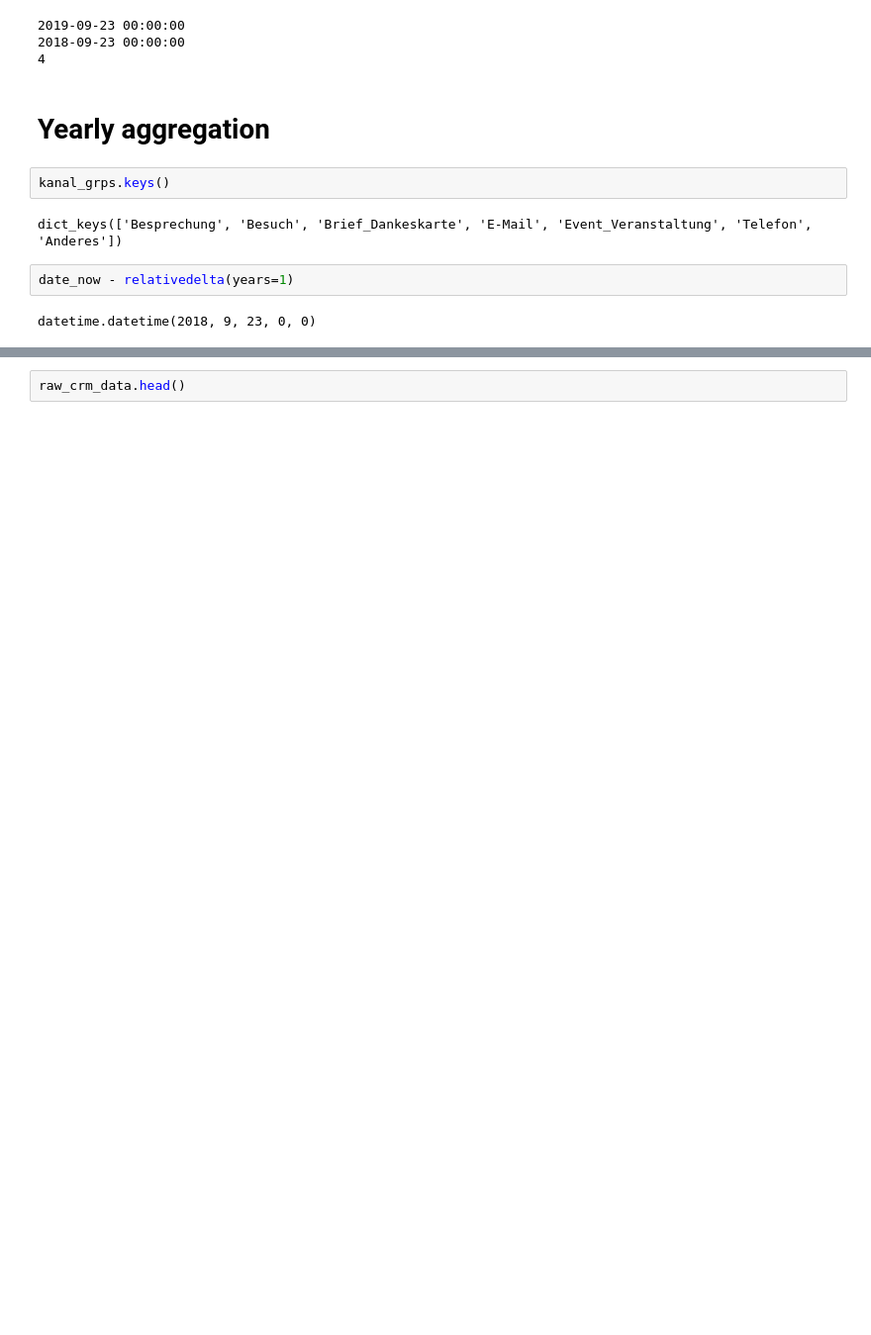
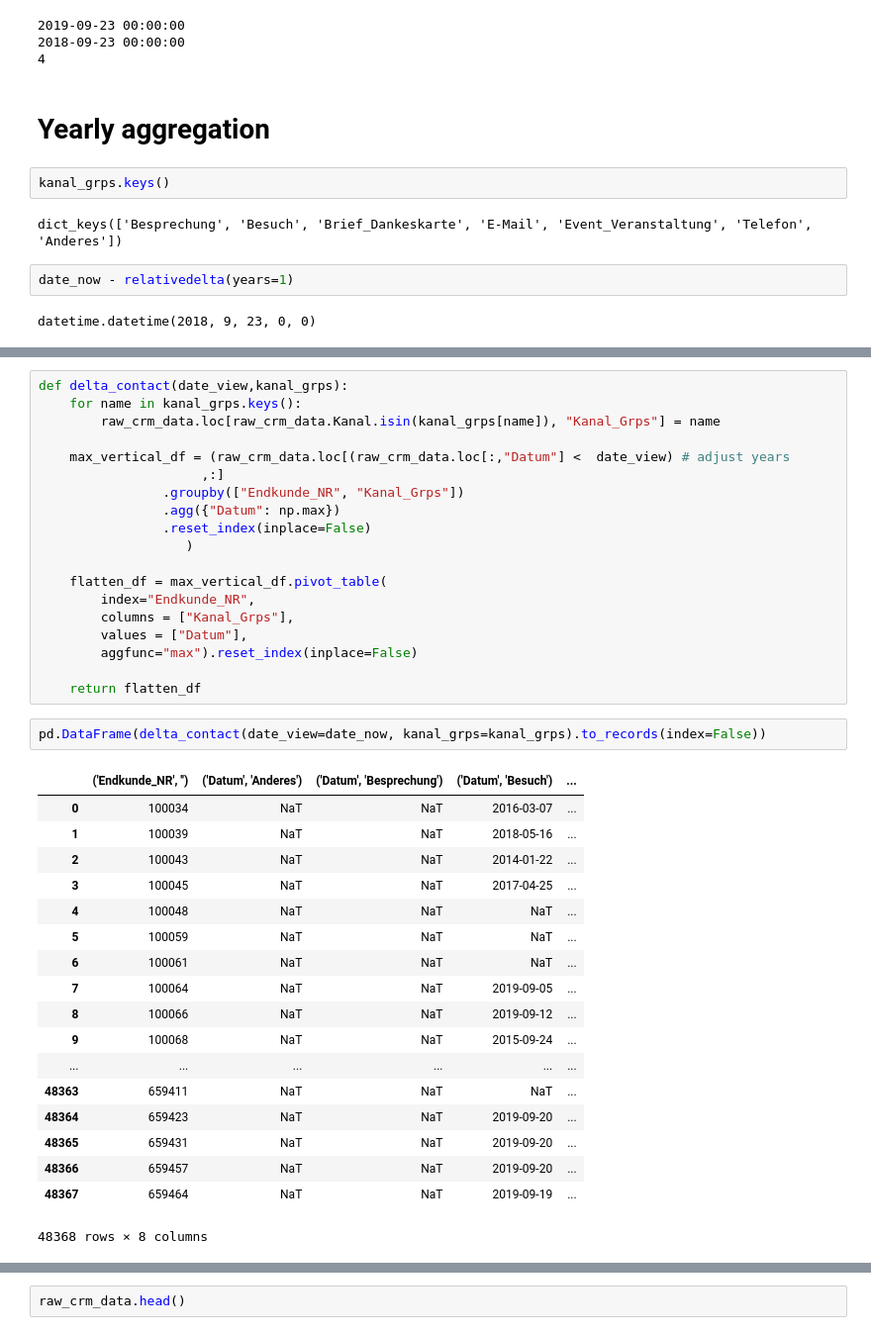
Before and after one commit to apgsga-stc/PredictiveAnalyticsPython, a Jupyter notebook: vkprog_analyse/vkprog_crm_prep.ipynb, the cells around one changed output, grey strips where cells are left out. Shown at 99% size. Saved outputs shown, nothing was run; the diff lists cells and outputs as text; blank space fills up the shorter version.

```diff
--- a/vkprog_analyse/vkprog_crm_prep.ipynb
+++ b/vkprog_analyse/vkprog_crm_prep.ipynb
@@ -252,0 +289,40 @@ yrl_kanal_contacts("Besuch",2)
+# %%
+def delta_contact(date_view,kanal_grps):
+    for name in kanal_grps.keys():
+        raw_crm_data.loc[raw_crm_data.Kanal.isin(kanal_grps[name]), "Kanal_Grps"] = name
+
+    max_vertical_df = (raw_crm_data.loc[(raw_crm_data.loc[:,"Datum"] <  date_view) # adjust years
+                     ,:]
+                .groupby(["Endkunde_NR", "Kanal_Grps"])
+                .agg({"Datum": np.max})
+                .reset_index(inplace=False)
+                   )
+
+    flatten_df = max_vertical_df.pivot_table(
+        index="Endkunde_NR",
+        columns = ["Kanal_Grps"],
+        values = ["Datum"],
+        aggfunc="max").reset_index(inplace=False)
+
+    return flatten_df
+# %%
+pd.DataFrame(delta_contact(date_view=date_now, kanal_grps=kanal_grps).to_records(index=False))
+# %% [output]
+|  | ('Endkunde_NR', '') | ('Datum', 'Anderes') | ('Datum', 'Besprechung') | ('Datum', 'Besuch') | ... |
+| 0 | 100034 | NaT | NaT | 2016-03-07 | ... |
+| 1 | 100039 | NaT | NaT | 2018-05-16 | ... |
+| 2 | 100043 | NaT | NaT | 2014-01-22 | ... |
+| 3 | 100045 | NaT | NaT | 2017-04-25 | ... |
+| 4 | 100048 | NaT | NaT | NaT | ... |
+| 5 | 100059 | NaT | NaT | NaT | ... |
+| 6 | 100061 | NaT | NaT | NaT | ... |
+| 7 | 100064 | NaT | NaT | 2019-09-05 | ... |
+| 8 | 100066 | NaT | NaT | 2019-09-12 | ... |
+| 9 | 100068 | NaT | NaT | 2015-09-24 | ... |
+| ... | ... | ... | ... | ... | ... |
+| 48363 | 659411 | NaT | NaT | NaT | ... |
+| 48364 | 659423 | NaT | NaT | 2019-09-20 | ... |
+| 48365 | 659431 | NaT | NaT | 2019-09-20 | ... |
+| 48366 | 659457 | NaT | NaT | 2019-09-20 | ... |
+| 48367 | 659464 | NaT | NaT | 2019-09-19 | ... |
+48368 rows × 8 columns
```
Also changed, not shown: parts of 10 cells of this notebook.
